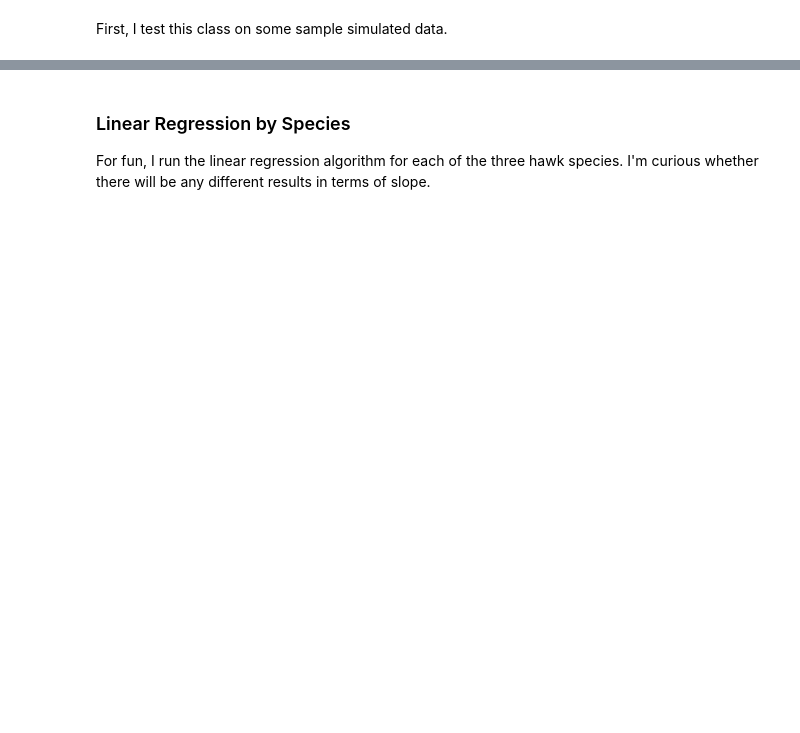
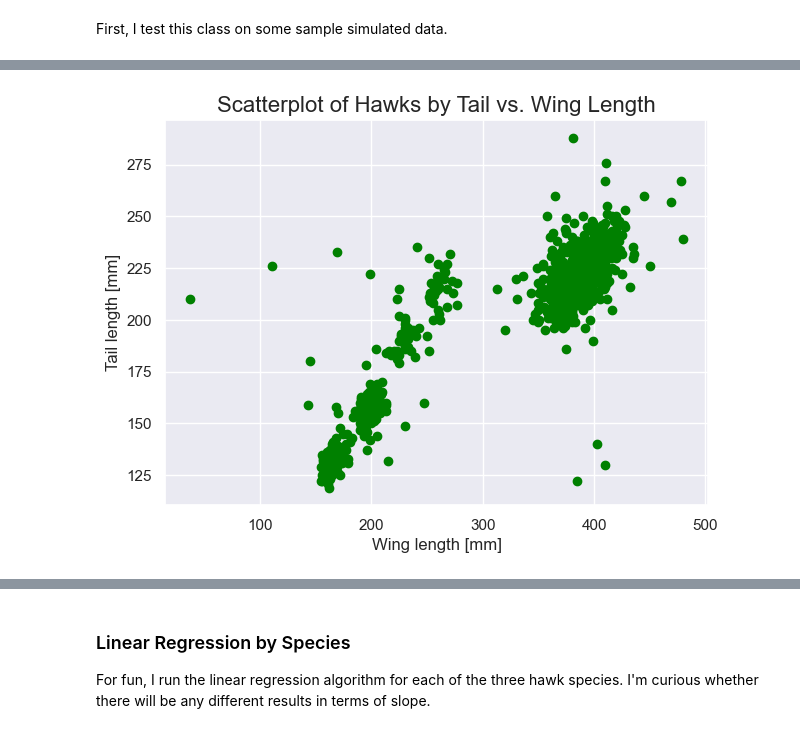
Before and after one commit to kary5678/INDE-577, a Jupyter notebook: supervised-learning/linear_regression/linear_regression.ipynb, the cells around one changed output, grey strips where cells are left out. Drawn from its saved outputs; the diff is of its cells as text; code cells hidden in the pictures; blank space fills up the shorter version.

```diff
--- a/supervised-learning/linear_regression/linear_regression.ipynb
+++ b/supervised-learning/linear_regression/linear_regression.ipynb
@@ -134,0 +124,9 @@ print(lin_model.weights) # prints the model parameters
+# %%
+plt.figure(figsize = (7, 5))
+plt.scatter(hawks.Wing, hawks.Tail, color = "green")
+plt.title("Scatterplot of Hawks by Tail vs. Wing Length", fontsize = 16)
+plt.xlabel("Wing length [mm]", fontsize = 12)
+plt.ylabel("Tail length [mm]", fontsize = 12)
+plt.show()
+# %% [output]
+[figure, added]
```
Also changed, not shown: parts of 19 cells of this notebook.
